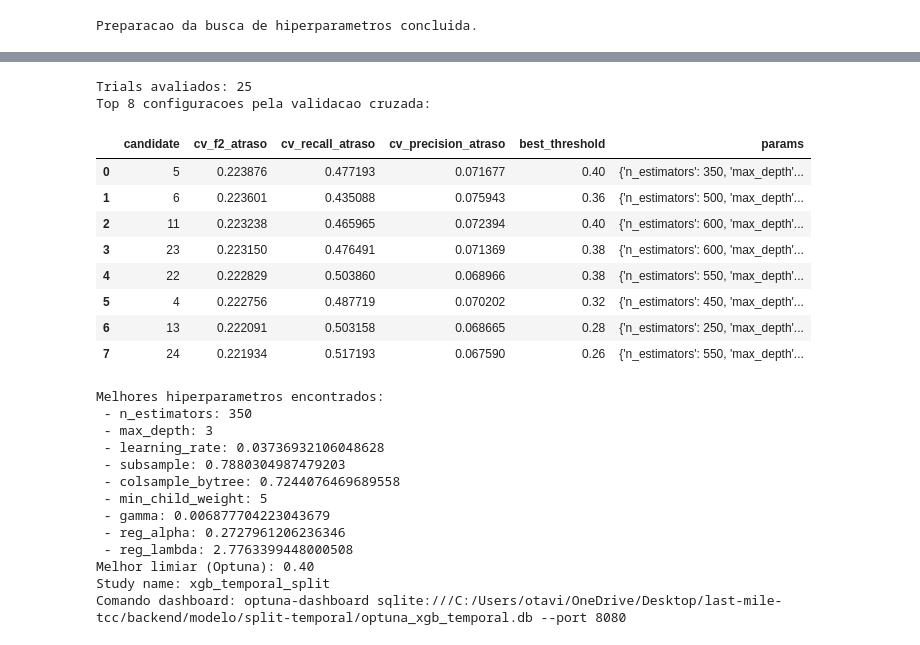
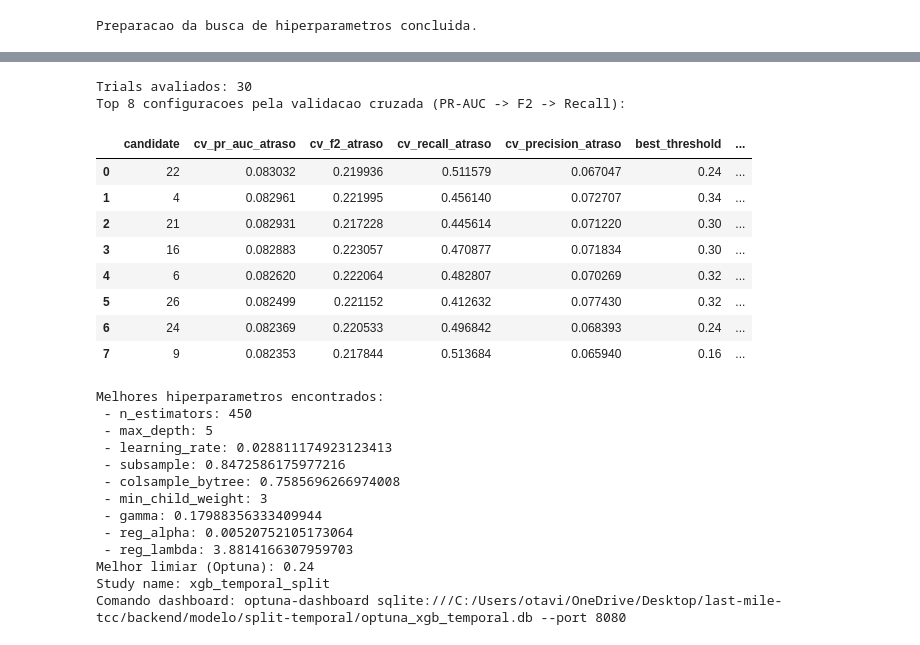
Before and after one commit to Last-Mile-Optimization/backend, a Jupyter notebook: modelo/split-temporal/XGBoost_temporal_split.ipynb, the cells around one changed output, grey strips where cells are left out. Drawn from its saved outputs; the diff is of its cells as text; code cells hidden in the pictures.

```diff
--- a/modelo/split-temporal/XGBoost_temporal_split.ipynb
+++ b/modelo/split-temporal/XGBoost_temporal_split.ipynb
@@ -244,7 +237,7 @@ print("Preparacao da busca de hiperparametros concluida.")
 Preparacao da busca de hiperparametros concluida.
 # %%
 # Celula 4: busca de hiperparametros com Optuna + validacao cruzada.
-# Criterio de selecao: maior F2 para atraso, com pequeno desempate por recall.
+# Criterio de selecao: maior PR-AUC. Limiar escolhido pelo F2 com desempate por recall e precision.
 optuna_db_path = Path("optuna_xgb_temporal.db").resolve()
 study_storage = f"sqlite:///{optuna_db_path.as_posix()}"
 study_name = "xgb_temporal_split"
@@ -260,6 +253,7 @@ def objective(trial):
         "gamma": trial.suggest_float("gamma", 0.0, 0.2),
         "reg_alpha": trial.suggest_float("reg_alpha", 0.0, 0.3),
         "reg_lambda": trial.suggest_float("reg_lambda", 2.0, 5.0),
+        "scale_pos_weight": scale_pos_weight,
     }
 
     oof_proba_atraso = np.zeros(len(y_train), dtype=float)
@@ -267,7 +261,6 @@ def objective(trial):
     for fold, (tr_idx, va_idx) in enumerate(cv_tune.split(X_train, y_train), start=1):
         X_tr, X_va = X_train.iloc[tr_idx], X_train.iloc[va_idx]
         y_tr = y_train.iloc[tr_idx]
-        sw_tr = np.where(y_tr.values == 0, w0, 1.0)
 
         mdl = XGBClassifier(
             objective="binary:logistic",
@@ -276,11 +269,13 @@ def objective(trial):
             n_jobs=-1,
             **params,
         )
-        mdl.fit(X_tr, y_tr, sample_weight=sw_tr)
+        mdl.fit(X_tr, y_tr)
 
-        # Probabilidade de atraso = 1 - probabilidade da classe "no prazo".
-        proba_atraso_va = 1.0 - mdl.predict_proba(X_va)[:, 1]
+        # Probabilidade de atraso = classe positiva (1).
+        proba_atraso_va = mdl.predict_proba(X_va)[:, 1]
         oof_proba_atraso[va_idx] = proba_atraso_va
+
+    pr_auc_i = average_precision_score(y_train_atraso, oof_proba_atraso)
 
     # Para cada conjunto de parametros, busca o melhor limiar de decisao.
     best_thr_i = 0.50
@@ -294,19 +289,21 @@ def objective(trial):
         recall_i = recall_score(y_train_atraso, pred_atraso, zero_division=0)
         f2_i = fbeta_score(y_train_atraso, pred_atraso, beta=2, zero_division=0)
 
-        if (f2_i > best_f2_i) or (np.isclose(f2_i, best_f2_i) and recall_i > best_recall_i):
+        if (f2_i > best_f2_i) or (np.isclose(f2_i, best_f2_i) and recall_i > best_recall_i) or (
+            np.isclose(f2_i, best_f2_i) and np.isclose(recall_i, best_recall_i) and precision_i > best_precision_i
+        ):
             best_f2_i = float(f2_i)
             best_recall_i = float(recall_i)
             best_precision_i = float(precision_i)
             best_thr_i = float(thr)
 
     trial.set_user_attr("best_threshold", best_thr_i)
+    trial.set_user_attr("cv_pr_auc_atraso", pr_auc_i)
     trial.set_user_attr("cv_f2_atraso", best_f2_i)
     trial.set_user_attr("cv_recall_atraso", best_recall_i)
     trial.set_user_attr("cv_precision_atraso", best_precision_i)
 
-    # Pequeno bonus para recall em caso de empate em F2.
-    return best_f2_i + 0.01 * best_recall_i
+    return pr_auc_i
 
 sampler = optuna.samplers.TPESampler(seed=study_seed)
 study = optuna.create_study(
@@ -328,6 +325,7 @@ for t in study.trials:
         continue
     tuning_rows.append({
         "candidate": t.number + 1,
+        "cv_pr_auc_atraso": t.user_attrs.get("cv_pr_auc_atraso", np.nan),
         "cv_f2_atraso": t.user_attrs.get("cv_f2_atraso", np.nan),
         "cv_recall_atraso": t.user_attrs.get("cv_recall_atraso", np.nan),
         "cv_precision_atraso": t.user_attrs.get("cv_precision_atraso", np.nan),
@@ -336,11 +334,11 @@ for t in study.trials:
     })
 
 df_tuning = pd.DataFrame(tuning_rows).sort_values(
-    ["cv_f2_atraso", "cv_recall_atraso", "cv_precision_atraso"], ascending=False
+    ["cv_pr_auc_atraso", "cv_f2_atraso", "cv_recall_atraso", "cv_precision_atraso"], ascending=False
 ).reset_index(drop=True)
 
 print(f"Trials avaliados: {len(df_tuning)}")
-print("Top 8 configuracoes pela validacao cruzada:")
+print("Top 8 configuracoes pela validacao cruzada (PR-AUC -> F2 -> Recall):")
 display(df_tuning.head(8))
 print("\nMelhores hiperparametros encontrados:")
 for key, value in best_params_v2.items():
@@ -369,25 +367,25 @@ print(f"Comando dashboard: optuna-dashboard {study_storage} --port 8080")
-Trials avaliados: 25
-Top 8 configuracoes pela validacao cruzada:
+Trials avaliados: 30
+Top 8 configuracoes pela validacao cruzada (PR-AUC -> F2 -> Recall):
-|  | candidate | cv_f2_atraso | cv_recall_atraso | cv_precision_atraso | best_threshold | params |
-| 0 | 5 | 0.223876 | 0.477193 | 0.071677 | 0.40 | {'n_estimators': 350, 'max_depth'... |
-| 1 | 6 | 0.223601 | 0.435088 | 0.075943 | 0.36 | {'n_estimators': 500, 'max_depth'... |
-| 2 | 11 | 0.223238 | 0.465965 | 0.072394 | 0.40 | {'n_estimators': 600, 'max_depth'... |
-| 3 | 23 | 0.223150 | 0.476491 | 0.071369 | 0.38 | {'n_estimators': 600, 'max_depth'... |
-| 4 | 22 | 0.222829 | 0.503860 | 0.068966 | 0.38 | {'n_estimators': 550, 'max_depth'... |
-| 5 | 4 | 0.222756 | 0.487719 | 0.070202 | 0.32 | {'n_estimators': 450, 'max_depth'... |
-| 6 | 13 | 0.222091 | 0.503158 | 0.068665 | 0.28 | {'n_estimators': 250, 'max_depth'... |
-| 7 | 24 | 0.221934 | 0.517193 | 0.067590 | 0.26 | {'n_estimators': 550, 'max_depth'... |
+|  | candidate | cv_pr_auc_atraso | cv_f2_atraso | cv_recall_atraso | cv_precision_atraso | best_threshold | ... |
+| 0 | 22 | 0.083032 | 0.219936 | 0.511579 | 0.067047 | 0.24 | ... |
+| 1 | 4 | 0.082961 | 0.221995 | 0.456140 | 0.072707 | 0.34 | ... |
+| 2 | 21 | 0.082931 | 0.217228 | 0.445614 | 0.071220 | 0.30 | ... |
+| 3 | 16 | 0.082883 | 0.223057 | 0.470877 | 0.071834 | 0.30 | ... |
+| 4 | 6 | 0.082620 | 0.222064 | 0.482807 | 0.070269 | 0.32 | ... |
+| 5 | 26 | 0.082499 | 0.221152 | 0.412632 | 0.077430 | 0.32 | ... |
+| 6 | 24 | 0.082369 | 0.220533 | 0.496842 | 0.068393 | 0.24 | ... |
+| 7 | 9 | 0.082353 | 0.217844 | 0.513684 | 0.065940 | 0.16 | ... |
 Melhores hiperparametros encontrados:
- - n_estimators: 350
- - max_depth: 3
- - learning_rate: 0.03736932106048628
- - subsample: 0.7880304987479203
- - colsample_bytree: 0.7244076469689558
- - min_child_weight: 5
- - gamma: 0.006877704223043679
- - reg_alpha: 0.2727961206236346
- - reg_lambda: 2.7763399448000508
-Melhor limiar (Optuna): 0.40
+ - n_estimators: 450
+ - max_depth: 5
+ - learning_rate: 0.028811174923123413
+ - subsample: 0.8472586175977216
+ - colsample_bytree: 0.7585696266974008
+ - min_child_weight: 3
+ - gamma: 0.17988356333409944
+ - reg_alpha: 0.00520752105173064
+ - reg_lambda: 3.8814166307959703
+Melhor limiar (Optuna): 0.24
 Study name: xgb_temporal_split
 Comando dashboard: optuna-dashboard sqlite:///C:/Users/otavi/OneDrive/Desktop/last-mile-tcc/backend/modelo/split-temporal/optuna_xgb_temporal.db --port 8080
 # %%
```
Also changed, not shown: parts of 5 cells of this notebook.
